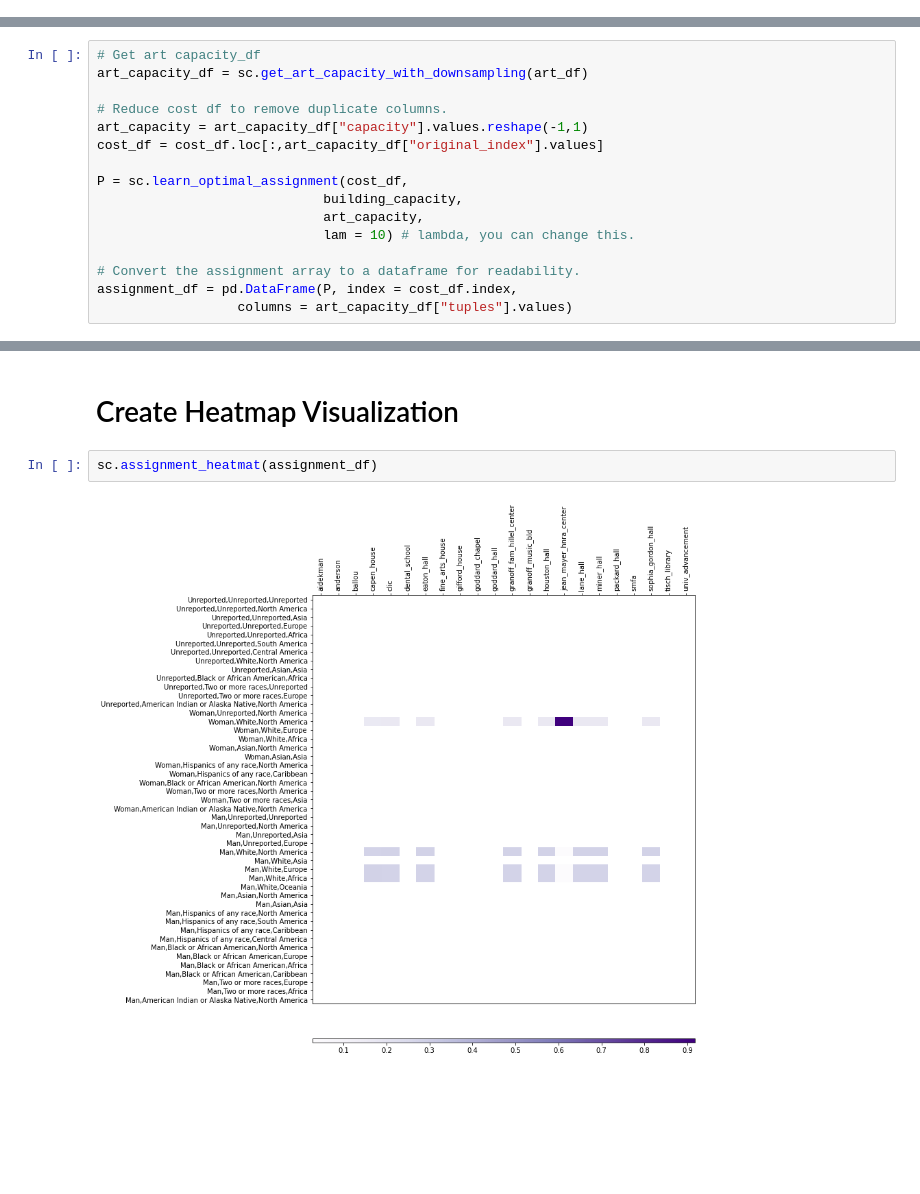
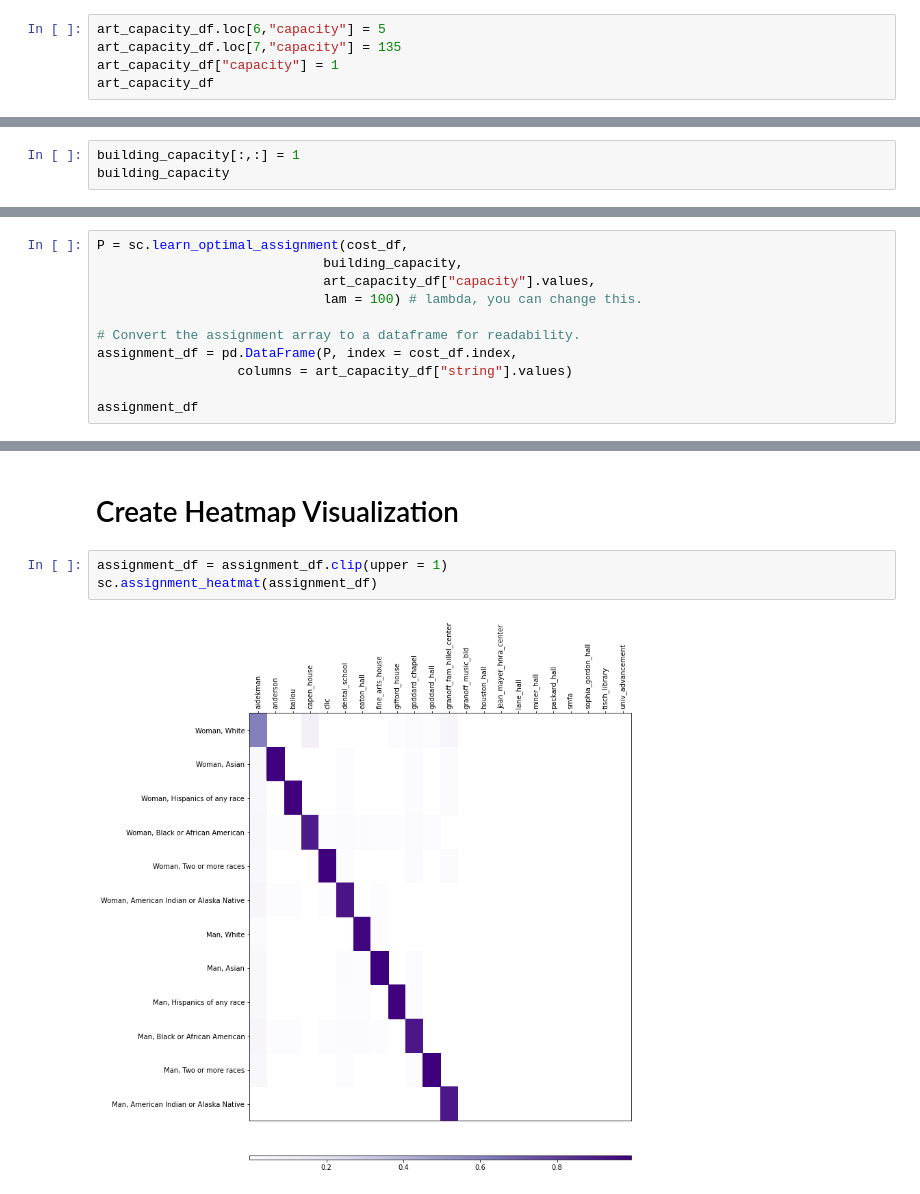
Before and after one commit to annahaensch/OpArt_Curation_Tool, a Jupyter notebook: notebooks/demo_notebook.ipynb, the cells around one changed output, grey strips where cells are left out. Cells and saved outputs as stored; diff of their text form; blank space fills up the shorter version.

```diff
--- a/notebooks/demo_notebook.ipynb
+++ b/notebooks/demo_notebook.ipynb
@@ -93,0 +122,5 @@ cost_df
+# %%
+art_capacity_df.loc[6,"capacity"] = 5
+art_capacity_df.loc[7,"capacity"] = 135
+art_capacity_df["capacity"] = 1
+art_capacity_df
@@ -93,0 +141,3 @@ cost_df
+# %%
+building_capacity[:,:] = 1
+building_capacity
@@ -94,16 +162,11 @@ cost_df
 # %%
-# Get art capacity_df
-art_capacity_df = sc.get_art_capacity_with_downsampling(art_df)
-
-# Reduce cost df to remove duplicate columns.
-art_capacity = art_capacity_df["capacity"].values.reshape(-1,1)
-cost_df = cost_df.loc[:,art_capacity_df["original_index"].values]
-
 P = sc.learn_optimal_assignment(cost_df,
                              building_capacity,
-                             art_capacity,
-                             lam = 10) # lambda, you can change this.
+                             art_capacity_df["capacity"].values,
+                             lam = 100) # lambda, you can change this.
 
 # Convert the assignment array to a dataframe for readability.
 assignment_df = pd.DataFrame(P, index = cost_df.index,
-                  columns = art_capacity_df["tuples"].values)
+                  columns = art_capacity_df["string"].values)
+
+assignment_df
@@ -110,6 +191,7 @@ assignment_df = pd.DataFrame(P, index = cost_df.index,
 # %% [markdown]
 # Create Heatmap Visualization
-# %%
-sc.assignment_heatmat(assignment_df)
-# %% [output]
-[figure, removed]
+# %%
+assignment_df = assignment_df.clip(upper = 1)
+sc.assignment_heatmat(assignment_df)
+# %% [output]
+[figure, added]
```
Also changed, not shown: parts of 7 cells of this notebook.
